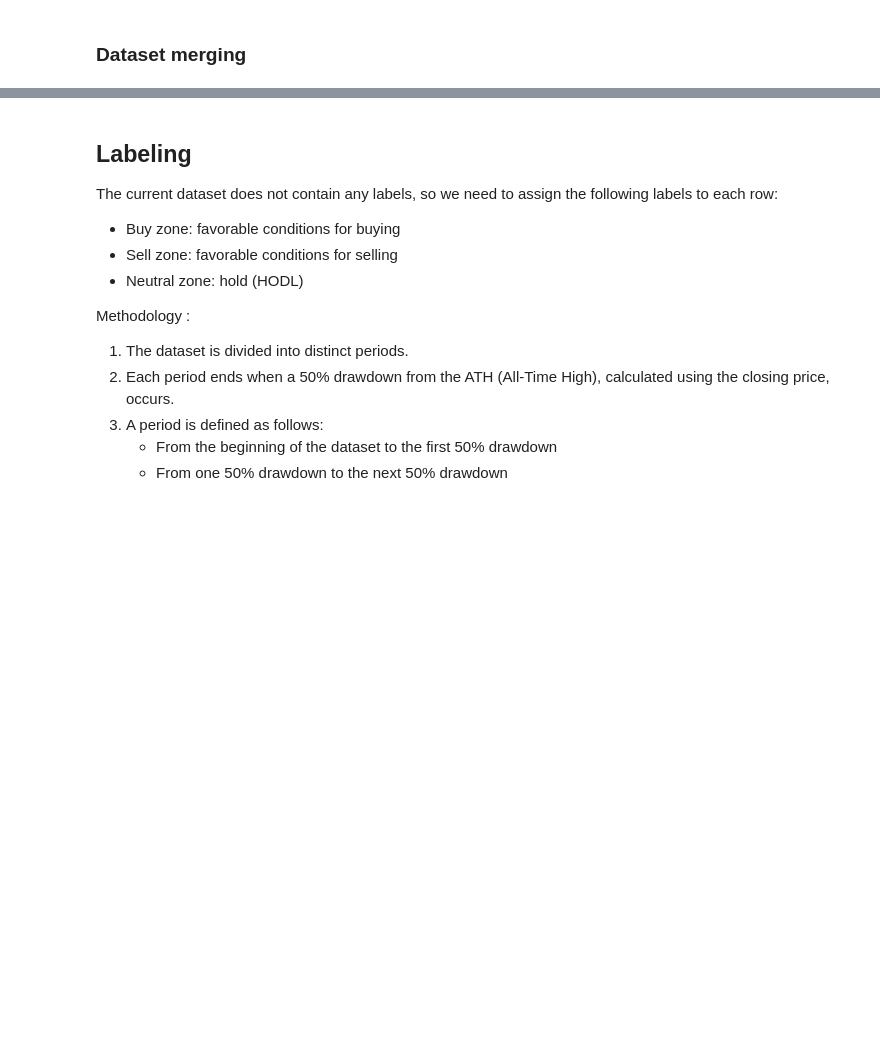
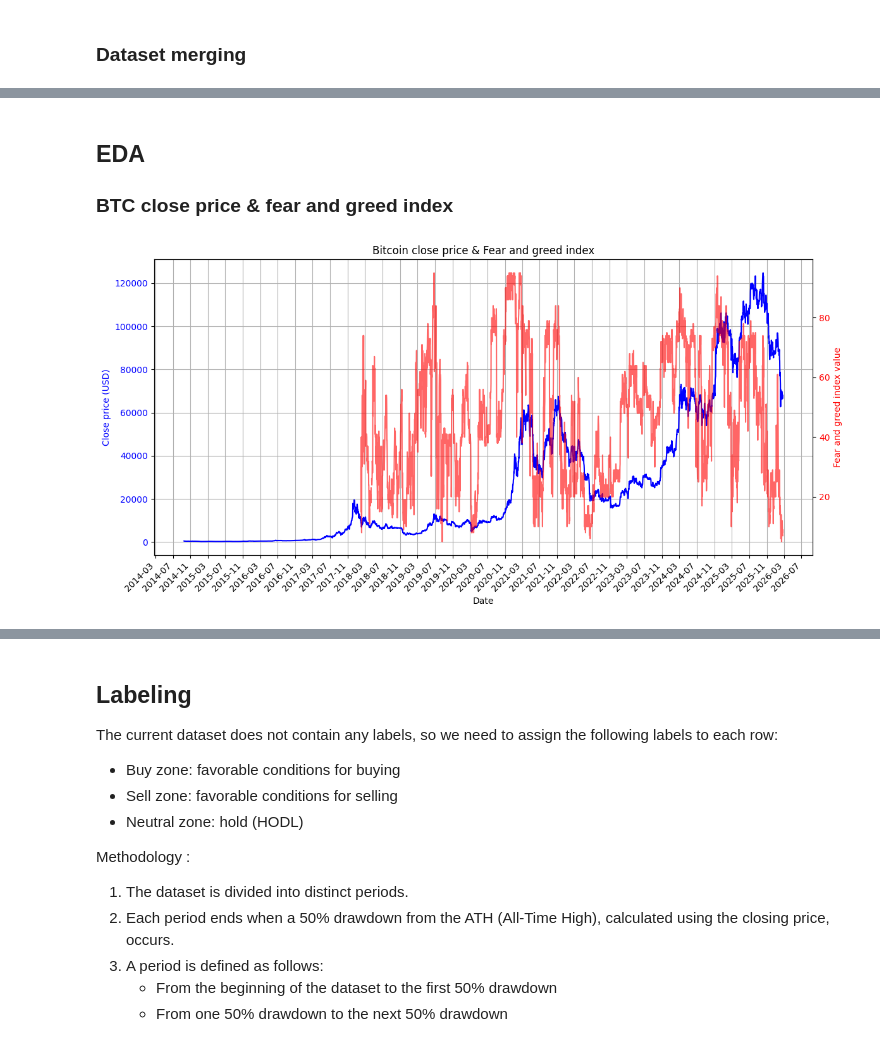
Before and after one commit to sunblade02/ml-btc, a Jupyter notebook: ML-BTC.ipynb, the cells around one changed output, grey strips where cells are left out. Cells and saved outputs as stored; diff of their text form; code cells hidden in the pictures; blank space fills up the shorter version.

```diff
--- a/ML-BTC.ipynb
+++ b/ML-BTC.ipynb
@@ -89,0 +92,38 @@ shape: (4_186, 8)
+# %% [markdown]
+## EDA
+
+### BTC close price & fear and greed index
+# %%
+df_tmp = df.clone()
+df_tmp = df_tmp.with_columns(
+    pl.col("Date").str.strptime(pl.Datetime, format="%Y-%m-%d")
+)
+
+df_tmp = df_tmp.select(["Date", "Close", "Fear and greed index value"]).to_pandas()
+
+fig, ax1 = pyplot.subplots(figsize=(12,6))
+
+# close price
+ax1.plot(df_tmp["Date"], df_tmp["Close"], color="blue", label="BTC close price")
+ax1.set_xlabel("Date")
+ax1.set_ylabel("Close price (USD)", color="blue")
+ax1.tick_params(axis='y', labelcolor="blue")
+ax1.grid(True)
+
+# fear and greed index
+ax2 = ax1.twinx()
+ax2.plot(df_tmp["Date"], df_tmp["Fear and greed index value"], color="red", label="Fear and greed index", alpha=0.6)
+ax2.set_ylabel("Fear and greed index value", color="red")
+ax2.tick_params(axis='y', labelcolor="red")
+
+ax1.xaxis.set_major_locator(dates.MonthLocator(interval=4))
+ax1.xaxis.set_major_formatter(dates.DateFormatter('%Y-%m'))
+for label in ax1.get_xticklabels():
+    label.set_rotation(45)
+    label.set_horizontalalignment('right')
+
+pyplot.title("Bitcoin close price & Fear and greed index")
+pyplot.tight_layout()
+pyplot.show()
+# %% [output]
+[figure, added]
```
Also changed, not shown: parts of 5 cells of this notebook, 1 other file.
